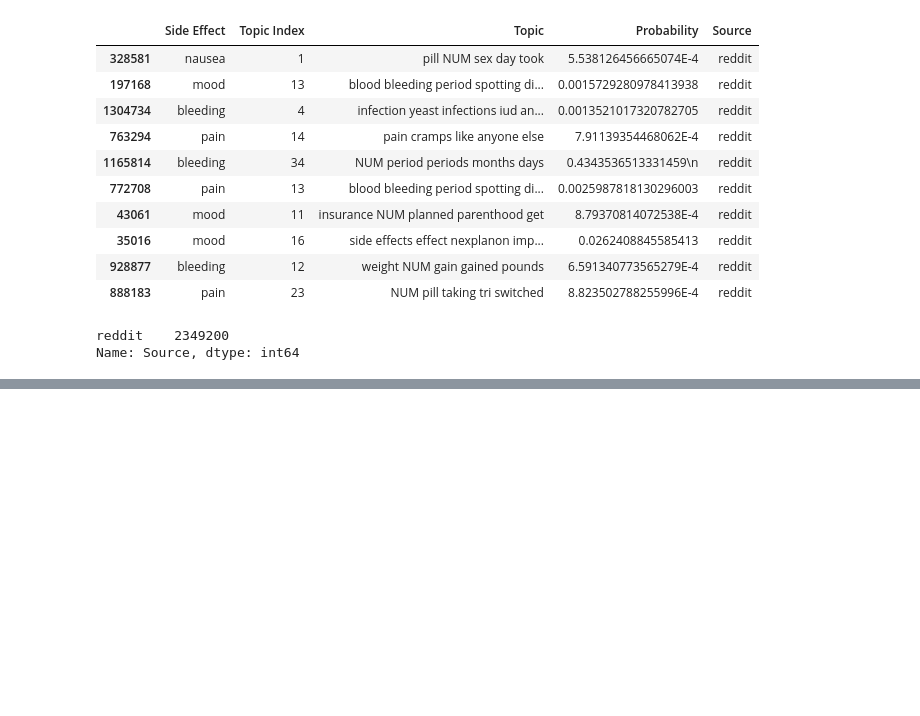
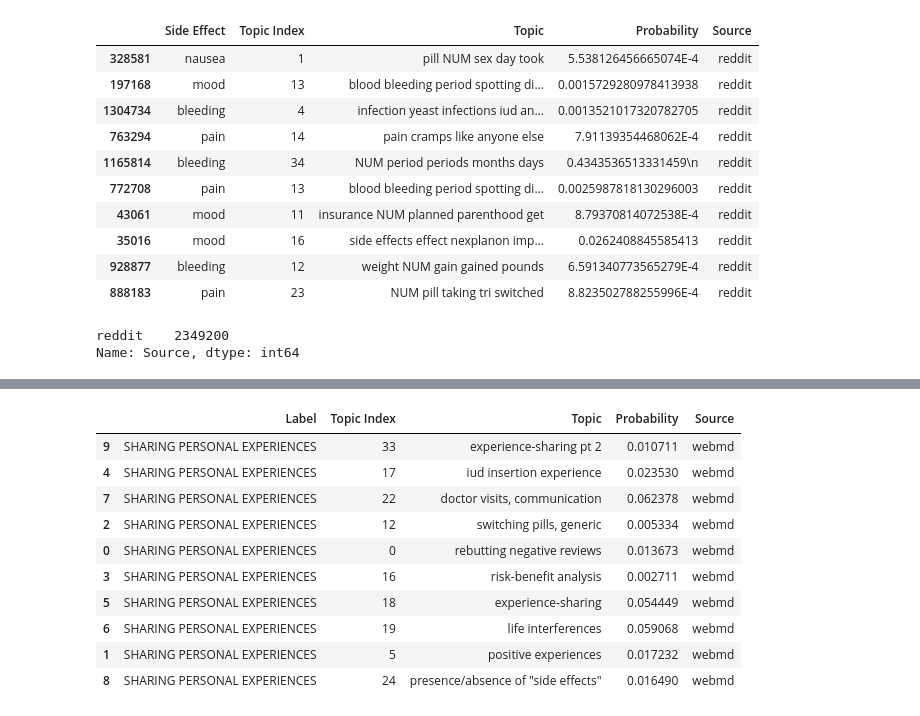
Before and after one commit to maria-antoniak/birth-control-maria, a Jupyter notebook: comparison-plots/compare_topics_side_effects.ipynb, the cells around one changed output, grey strips where cells are left out. Drawn from its saved outputs; the diff is of its cells as text; code cells hidden in the pictures; blank space fills up the shorter version.

```diff
--- a/comparison-plots/compare_topics_side_effects.ipynb
+++ b/comparison-plots/compare_topics_side_effects.ipynb
@@ -445,0 +528,21 @@ source_string_dict['webmd']  = [s.split('&')[0].strip() for s in source_string_d
+# %%
+source_labels_dict = {}
+source_training_dict = {}
+
+for _source in ['reddit', 'twitter', 'webmd']:
+
+    path_to_mallet = '/Users/maria/Documents/packages/mallet-2.0.8/bin/mallet'
+    path_to_training_data = '/Users/maria/Documents/output/birth-control/labeled_data_for_topic_modeling.' + _source
+    path_to_formatted_training_data = '/Users/maria/Documents/output/birth-control/labeled_data_for_topic_modeling.mallet.' + _source
+    path_to_new_topic_distributions = '/Users/maria/Documents/output/birth-control/labeled_data_for_topic_modeling.distributions.mallet.' + _source
+    path_to_original_model = topics_directory_path + '/' + _source + '/mallet.model.35'
+
+    source_training_dict[_source] = [lmw.process_string(str(r['Text'])) for i, r in label_df[label_df['Source-2'] == _source].iterrows() if lmw.process_string(str(r['Text'])).strip()]
+    print(len(source_training_dict[_source] ))
+
+    source_labels_dict[_source] = label_df[label_df['Source-2'] == _source]['Label']
+    print(len(source_labels_dict[_source]))
+
+    lmw.import_data(path_to_mallet, path_to_training_data, path_to_formatted_training_data, source_training_dict[_source] , training_ids=None, use_pipe_from=None)
+
+    lmw.infer_topics(path_to_mallet, path_to_original_model, path_to_formatted_training_data, path_to_new_topic_distributions)
@@ -445,0 +638,14 @@ source_string_dict['webmd']  = [s.split('&')[0].strip() for s in source_string_d
+# %%
+df_to_plot.sample(10)
+# %% [output]
+|  | Label | Topic Index | Topic | Probability | Source |
+| 9 | SHARING PERSONAL EXPERIENCES | 33 | experience-sharing pt 2 | 0.010711 | webmd |
+| 4 | SHARING PERSONAL EXPERIENCES | 17 | iud insertion experience | 0.023530 | webmd |
+| 7 | SHARING PERSONAL EXPERIENCES | 22 | doctor visits, communication | 0.062378 | webmd |
+| 2 | SHARING PERSONAL EXPERIENCES | 12 | switching pills, generic | 0.005334 | webmd |
+| 0 | SHARING PERSONAL EXPERIENCES | 0 | rebutting negative reviews | 0.013673 | webmd |
+| 3 | SHARING PERSONAL EXPERIENCES | 16 | risk-benefit analysis | 0.002711 | webmd |
+| 5 | SHARING PERSONAL EXPERIENCES | 18 | experience-sharing | 0.054449 | webmd |
+| 6 | SHARING PERSONAL EXPERIENCES | 19 | life interferences | 0.059068 | webmd |
+| 1 | SHARING PERSONAL EXPERIENCES | 5 | positive experiences | 0.017232 | webmd |
+| 8 | SHARING PERSONAL EXPERIENCES | 24 | presence/absence of "side effects" | 0.016490 | webmd |
```
Also changed, not shown: parts of 16 cells of this notebook.
